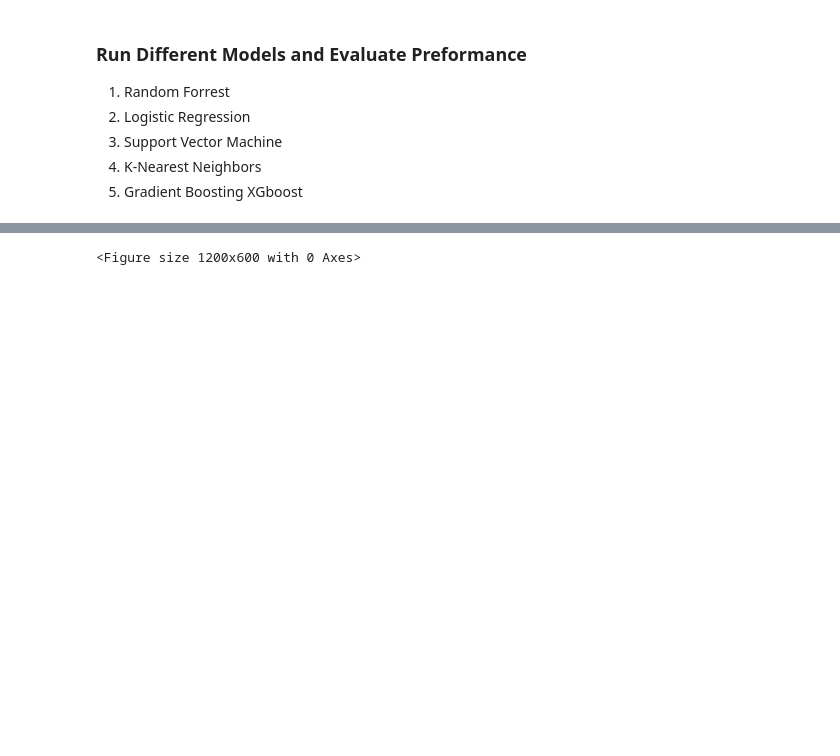
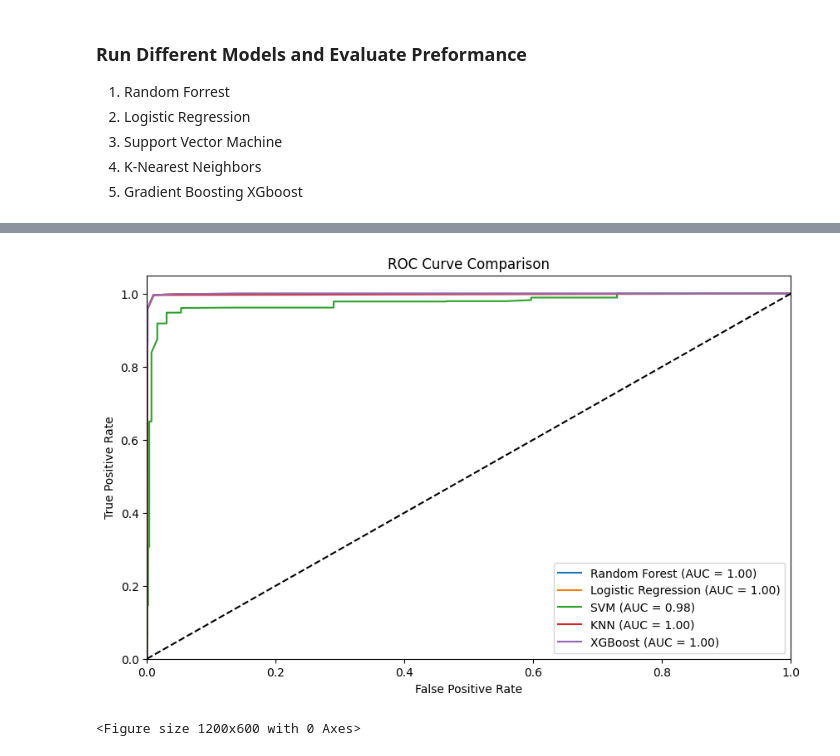
Before and after one commit to marianellass/Loan-Approval-Risk-Project, a Jupyter notebook: AML_Updated.ipynb, the cells around one changed output, grey strips where cells are left out. Drawn from its saved outputs; the diff is of its cells as text; code cells hidden in the pictures; blank space fills up the shorter version.

```diff
--- a/AML_Updated.ipynb
+++ b/AML_Updated.ipynb
@@ -243,3 +359,38 @@ weighted avg       1.00      1.00      1.00      4000
+# %%
+from sklearn.metrics import roc_curve, auc
+
+# Define the models and their predictions
+models = {
+    "Random Forest": (model, y_pred),
+    "Logistic Regression": (model, y_pred),
+    "SVM": (svm_model, y_pred_svm),
+    "KNN": (knn_model, y_pred_knn),
+    "XGBoost": (xgb_model, y_pred_xgb),
+}
+
+# Plot ROC curves
+plt.figure(figsize=(10, 6))
+
+for name, (model, y_pred) in models.items():
+    if hasattr(model, "predict_proba"):
+        y_prob = model.predict_proba(X_test)[:, 1]
+    else:
+        y_prob = model.decision_function(X_test)
+
+    fpr, tpr, _ = roc_curve(y_test, y_prob)
+    roc_auc = auc(fpr, tpr)
+    plt.plot(fpr, tpr, label=f"{name} (AUC = {roc_auc:.2f})")
+
+plt.plot([0, 1], [0, 1], 'k--')
+plt.xlim([0.0, 1.0])
+plt.ylim([0.0, 1.05])
+plt.xlabel('False Positive Rate')
+plt.ylabel('True Positive Rate')
+plt.title('ROC Curve Comparison')
+plt.legend(loc="lower right")
+plt.show()
+# %% [output]
+[figure, added]
 # %%
 ### Model Comparison and Visualization
 import numpy as np
```
Also changed, not shown: parts of 20 cells of this notebook.
